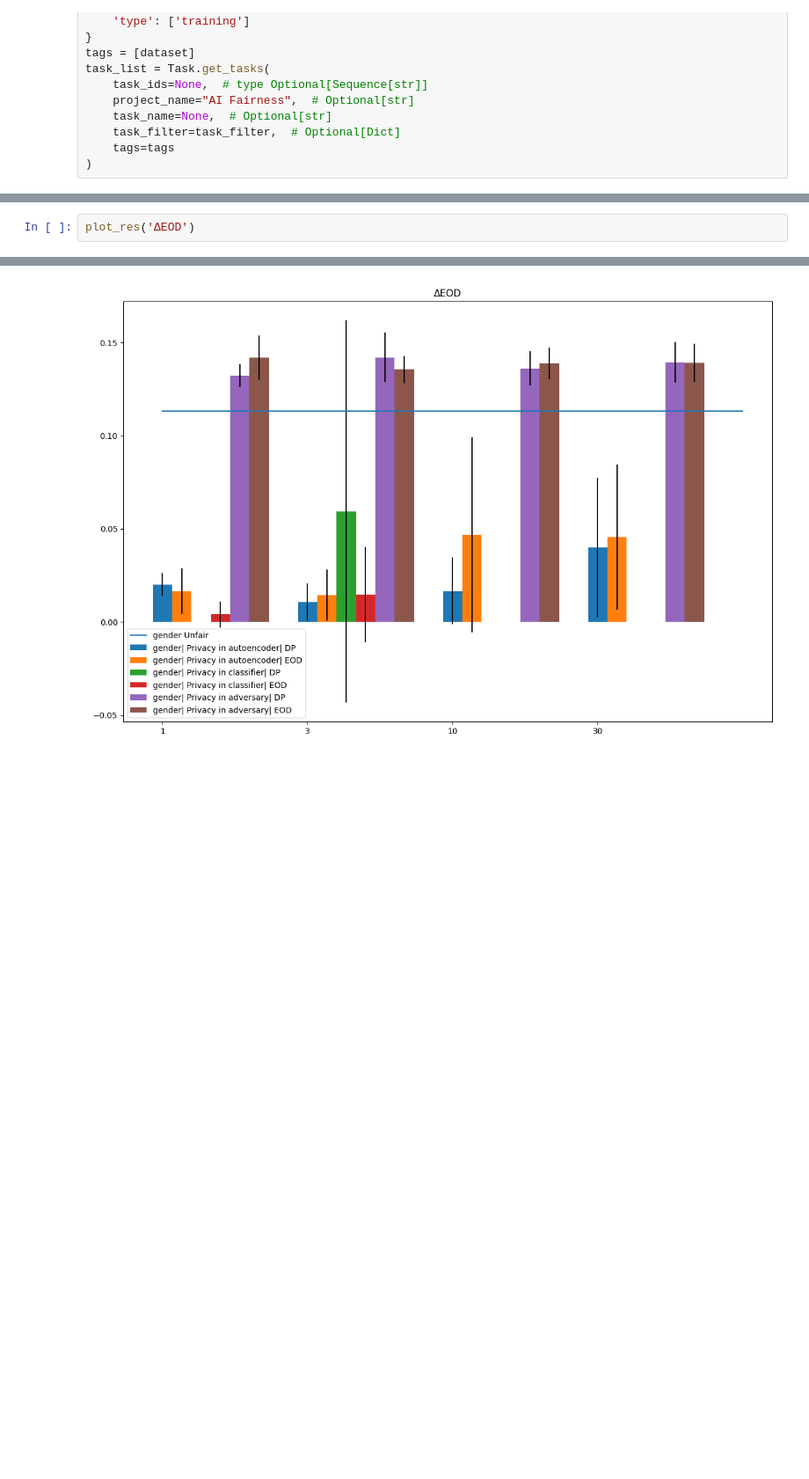
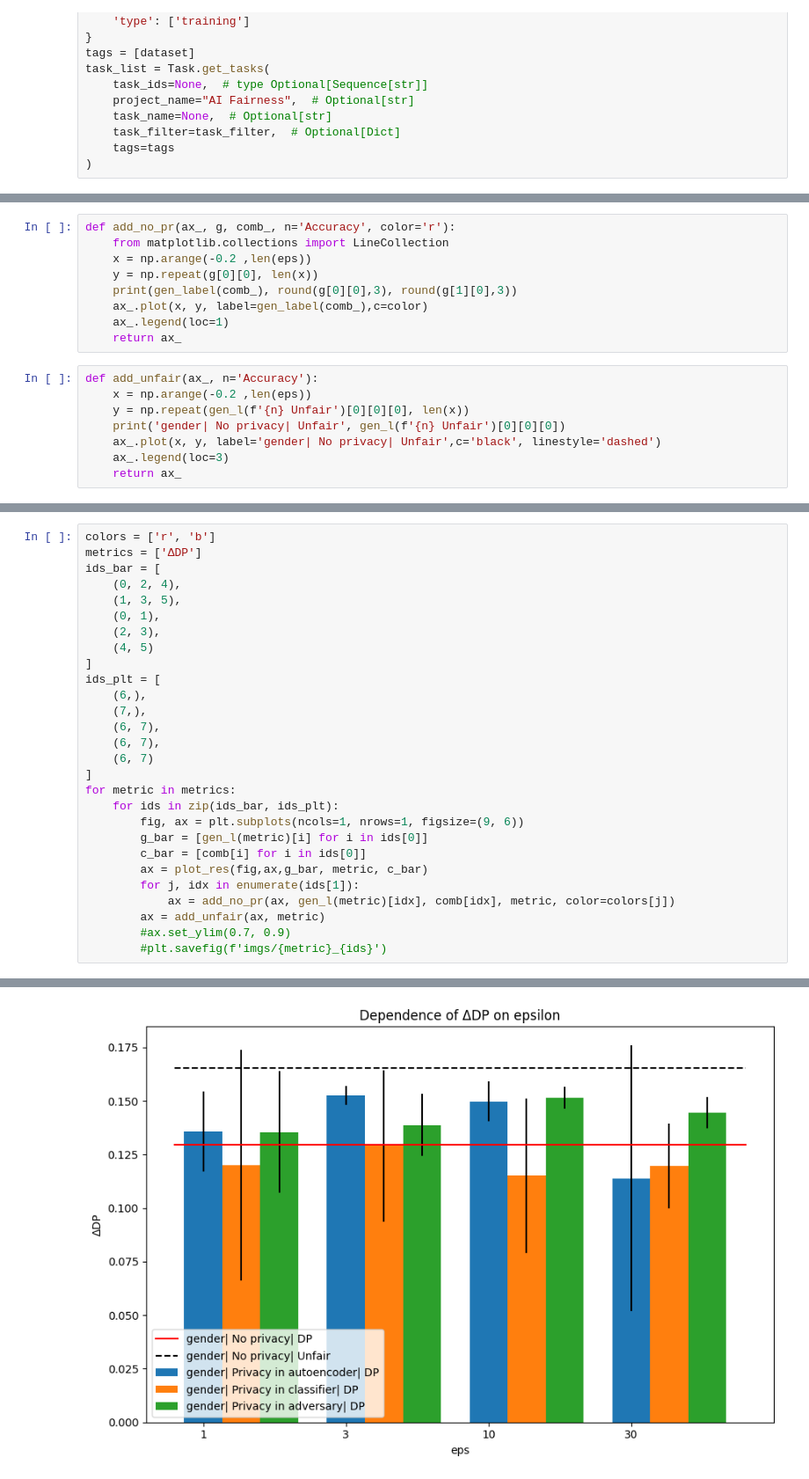
Before and after one commit to Eponeshnikov/DPFairDeepLearning, a Jupyter notebook: postprocessing.ipynb, the cells around one changed output, grey strips where cells are left out. Shown: that part at 88% size. Saved outputs shown, nothing was run; the diff lists cells and outputs as text; blank space fills up the shorter version.

```diff
--- a/postprocessing.ipynb
+++ b/postprocessing.ipynb
@@ -94,0 +172,17 @@ def plot_res(name):
+# %%
+def add_no_pr(ax_, g, comb_, n='Accuracy', color='r'):
+    from matplotlib.collections import LineCollection
+    x = np.arange(-0.2 ,len(eps))
+    y = np.repeat(g[0][0], len(x))
+    print(gen_label(comb_), round(g[0][0],3), round(g[1][0],3))
+    ax_.plot(x, y, label=gen_label(comb_),c=color)
+    ax_.legend(loc=1)
+    return ax_
+# %%
+def add_unfair(ax_, n='Accuracy'):
+    x = np.arange(-0.2 ,len(eps))
+    y = np.repeat(gen_l(f'{n} Unfair')[0][0][0], len(x))
+    print('gender| No privacy| Unfair', gen_l(f'{n} Unfair')[0][0][0])
+    ax_.plot(x, y, label='gender| No privacy| Unfair',c='black', linestyle='dashed')
+    ax_.legend(loc=3)
+    return ax_
@@ -95,3 +191,29 @@ def plot_res(name):
 # %%
-plot_res('ΔEOD')
+colors = ['r', 'b']
+metrics = ['ΔDP']
+ids_bar = [
+    (0, 2, 4),
+    (1, 3, 5),
+    (0, 1),
+    (2, 3),
+    (4, 5)
+]
+ids_plt = [
+    (6,),
+    (7,),
+    (6, 7),
+    (6, 7),
+    (6, 7)
+]
+for metric in metrics:
+    for ids in zip(ids_bar, ids_plt):
+        fig, ax = plt.subplots(ncols=1, nrows=1, figsize=(9, 6))
+        g_bar = [gen_l(metric)[i] for i in ids[0]]
+        c_bar = [comb[i] for i in ids[0]]
+        ax = plot_res(fig,ax,g_bar, metric, c_bar)
+        for j, idx in enumerate(ids[1]):
+            ax = add_no_pr(ax, gen_l(metric)[idx], comb[idx], metric, color=colors[j])
+        ax = add_unfair(ax, metric)
+        #ax.set_ylim(0.7, 0.9)
+        #plt.savefig(f'imgs/{metric}_{ids}')
 # %% [output]
@@ -98 +237 @@ plot_res('ΔEOD')
-[figure, old version]
+[figure, new version]
```
Also changed, not shown: parts of 18 cells of this notebook, 8 other files.
